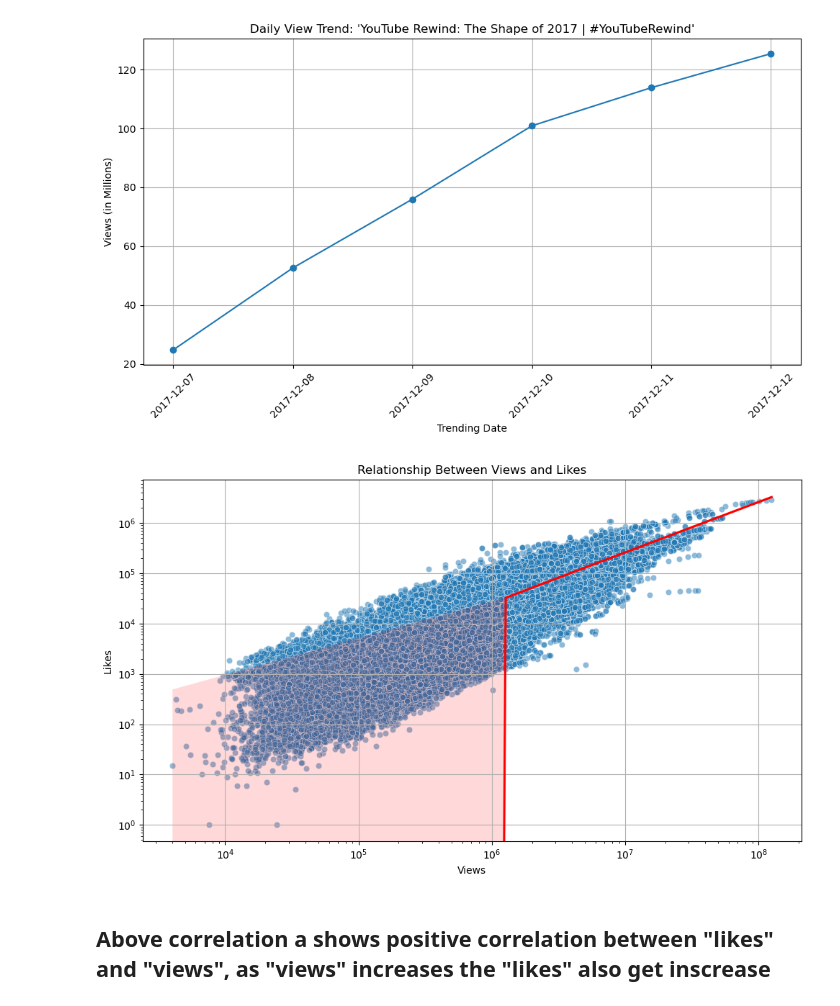
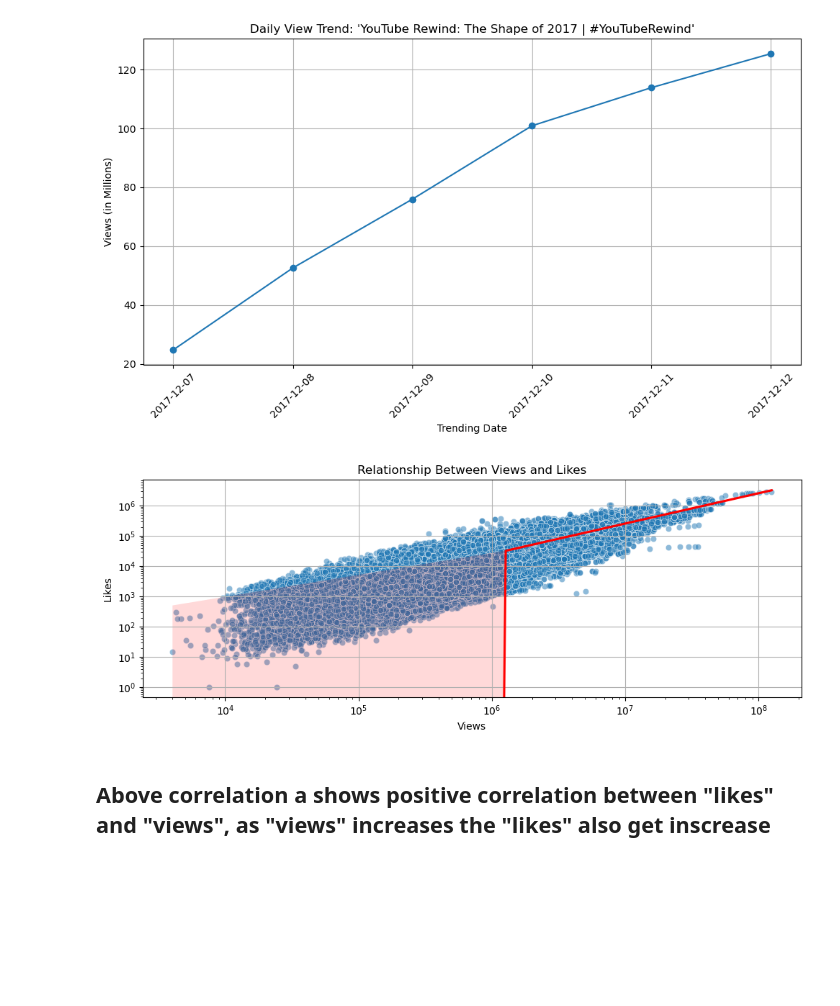
Before and after one commit to mukut45/Youtube-video-trand-analysis-in-india, a Jupyter notebook: YouTube india video trend analysis notebook file.ipynb, the cells around one changed output. Cells and saved outputs as stored; diff of their text form; code cells hidden in the pictures; blank space fills up the shorter version.

```diff
--- a/YouTube india video trend analysis notebook file.ipynb
+++ b/YouTube india video trend analysis notebook file.ipynb
@@ -269,23 +269,23 @@ plt.show()
 # %%
 import matplotlib.pyplot as plt
 import seaborn as sns
 
-plt.figure(figsize=(10, 6))
+plt.figure(figsize=(10, 4))
 sns.scatterplot(data=df, x='views', y='likes', alpha=0.5)
 
 # Add regression line for trend
 sns.regplot(data=df, x='views', y='likes', scatter=False, color='red')
 
 plt.title('Relationship Between Views and Likes')
 plt.xlabel('Views')
 plt.ylabel('Likes')
 plt.xscale('log')   # Optional: use log scale for better spread if needed
 plt.yscale('log')   # Optional
 plt.grid(True)
 plt.tight_layout()
 plt.show()
 # %% [output]
-[figure, old version]
+[figure, new version]
 # %% [markdown]
 ## Above correlation a shows positive correlation between "likes" and "views", as "views" increases the "likes" also get inscrease
 # %%
```
Also changed, not shown: parts of 1 cell of this notebook, 2 other files.
